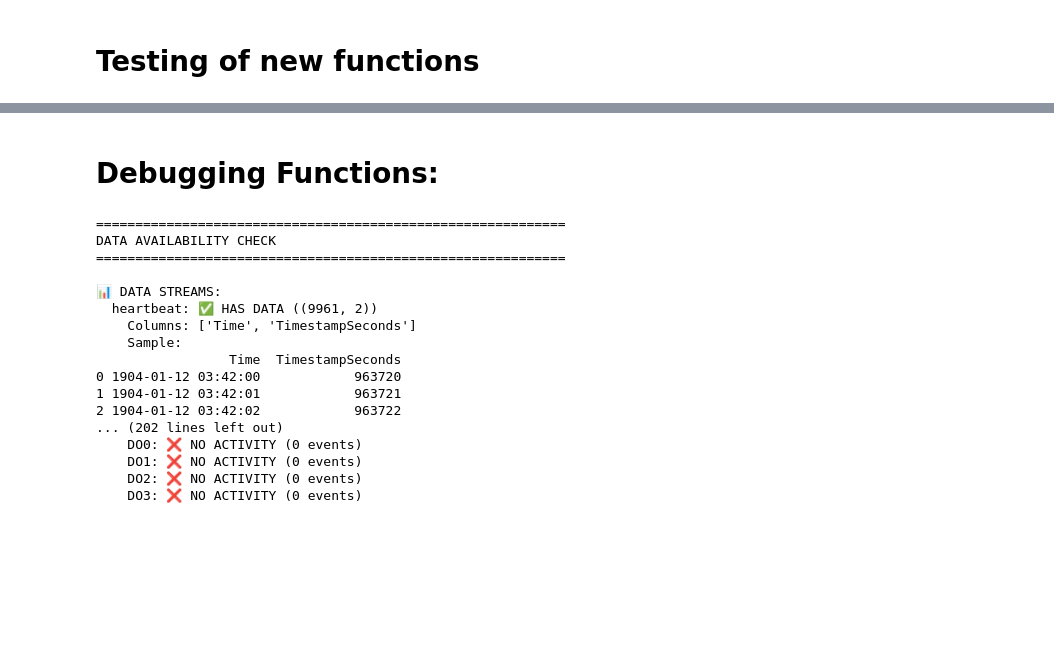
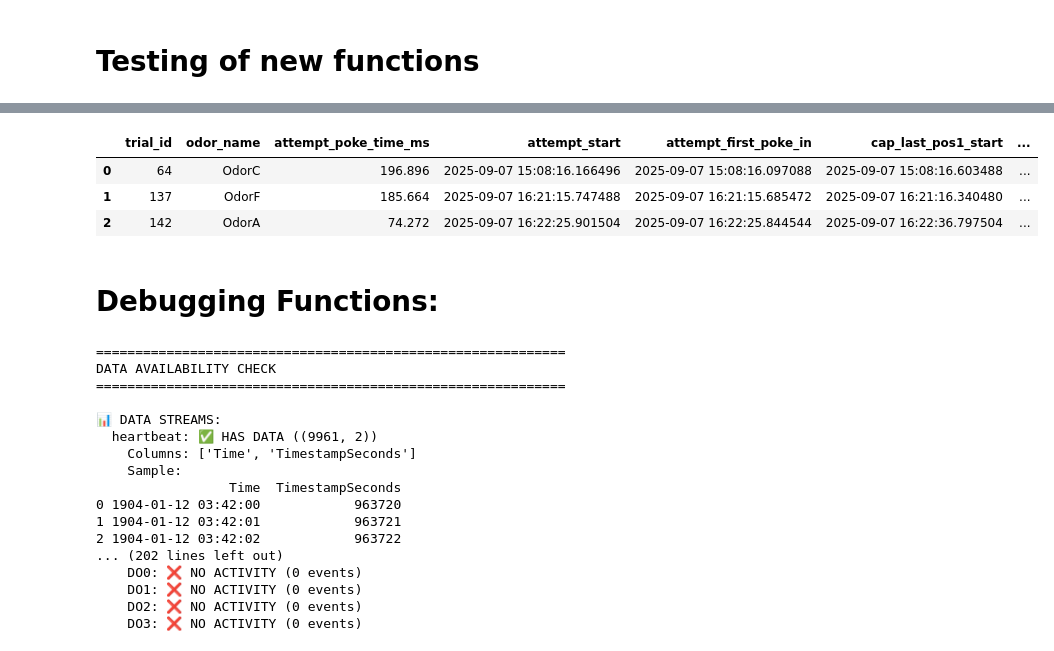
Before and after one commit to SainsburyWellcomeCentre/hypnose-analysis, a Jupyter notebook: notebooks/hypnose_testing.ipynb, the cells around one changed output, grey strips where cells are left out. Saved outputs shown, nothing was run; the diff lists cells and outputs as text; code cells hidden in the pictures; blank space fills up the shorter version.

```diff
--- a/notebooks/hypnose_testing.ipynb
+++ b/notebooks/hypnose_testing.ipynb
@@ -32,7 +32,7 @@ The autoreload extension is already loaded. To reload it, use:
   %reload_ext autoreload
 # %%
 # Loading experiments --> just define the SUBJID and DATE
-root = load_experiment(26, 20250903) #can add index for multiple experiments; index=0 as default
+root = load_experiment(26, 20250907, index = 1) #can add index for multiple experiments; index=0 as default
 stage = detect_stage_module.detect_stage(root)
 # %% [output]
 Using subject directory: /Volumes/harris/hypnose/rawdata/sub-026_id-077
@@ -137,2 +152,87 @@ Hidden rule location extracted: Location0 (index 0, position 1)
 # %% [markdown]
 # Testing of new functions
+# %%
+import pandas as pd
+
+cls = trial_outcomes_complete['classification']
+min_ms = float(cls.get('minimum_sampling_time_ms', 200.0))
+
+pos1 = cls.get('non_initiated_odor1_attempts', pd.DataFrame())
+if pos1 is None or pos1.empty:
+    print("No Pos1 attempts recorded.")
+else:
+    # Ensure numeric
+    pos1 = pos1.copy()
+    pos1['attempt_poke_time_ms'] = pd.to_numeric(pos1['attempt_poke_time_ms'], errors='coerce')
+
+    # Filter attempts < minimum sampling time
+    short = pos1[pos1['attempt_poke_time_ms'] < min_ms].copy()
+    if short.empty:
+        print(f"No Pos1 attempts with poke time < {min_ms:.0f} ms.")
+    else:
+        # Session start for relative seconds
+        di = data.get('digital_input_data', {})
+        streams = [di.get(k, pd.Series(dtype=bool)) for k in ('DIPort0','DIPort1','DIPort2')]
+        session_start = None
+        try:
+            session_start = min([s.index[0] for s in streams if hasattr(s, 'empty') and not s.empty])
+        except Exception:
+            session_start = None
+
+        # Optional: last Pos1 valve start per trial (cap end), pulled from completed/aborted seqs
+        trial_rows = {}
+        for name in ('completed_sequences', 'aborted_sequences'):
+            df = cls.get(name)
+            if isinstance(df, pd.DataFrame) and not df.empty and 'trial_id' in df:
+                for _, r in df.iterrows():
+                    trial_rows[r['trial_id']] = r.to_dict()
+
+        def get_last_pos1_start(tid):
+            r = trial_rows.get(tid, {})
+            pv = r.get('position_valve_times') or {}
+            e = pv.get(1) or {}
+            return e.get('valve_start')
+
+        # Build readable columns
+        short['attempt_start'] = pd.to_datetime(short['attempt_start'])
+        short['attempt_first_poke_in'] = pd.to_datetime(short.get('attempt_first_poke_in'))
+        short['cap_last_pos1_start'] = short['trial_id'].map(get_last_pos1_start)
+
+        # Offsets
+        def rel_s(ts):
+            if session_start is None or pd.isna(ts):
+                return pd.NA
+            return (ts - session_start).total_seconds()
+
+        def ms(a, b):
+            if pd.isna(a) or pd.isna(b):
+                return pd.NA
+            return (a - b).total_seconds() * 1000.0
+
+        short['attempt_start_s'] = short['attempt_start'].apply(rel_s)
+        short['first_in_s'] = short['attempt_first_poke_in'].apply(rel_s)
+        short['cap_last_pos1_start_s'] = pd.to_datetime(short['cap_last_pos1_start']).apply(rel_s)
+        short['first_in_minus_attempt_start_ms'] = short.apply(lambda r: ms(r['attempt_first_poke_in'], r['attempt_start']), axis=1)
+
+        cols = [
+            'trial_id', 'odor_name',
+            'attempt_poke_time_ms',
+            'attempt_start', 'attempt_first_poke_in', 'cap_last_pos1_start',
+            'attempt_start_s', 'first_in_s', 'cap_last_pos1_start_s',
+            'first_in_minus_attempt_start_ms'
+        ]
+
+        short = short.sort_values(['trial_id', 'attempt_start'])
+        print(f"Pos1 attempts < {min_ms:.0f} ms: n={len(short)}")
+        # Pretty print a few lines
+        for _, r in short.head(20)[cols].iterrows():
+            print(
+                f"trial={r['trial_id']}, odor={r['odor_name']}, poke={r['attempt_poke_time_ms']:.1f} ms | "
+                f"start={pd.to_datetime(r['attempt_start']).isoformat()} "
+                f"first_in={pd.to_datetime(r['attempt_first_poke_in']).isoformat() if pd.notna(r['attempt_first_poke_in']) else 'NaT'} | "
+                f"Δfirst_in-start={r['first_in_minus_attempt_start_ms'] if pd.notna(r['first_in_minus_attempt_start_ms']) else 'NA'} ms"
+            )
+
+        # Full table
+        display(short[cols].reset_index(drop=True))
+# %% [output]
@@ -139,3 +243,7 @@ Hidden rule location extracted: Location0 (index 0, position 1)
+|  | trial_id | odor_name | attempt_poke_time_ms | attempt_start | attempt_first_poke_in | cap_last_pos1_start | ... |
+| 0 | 64 | OdorC | 196.896 | 2025-09-07 15:08:16.166496 | 2025-09-07 15:08:16.097088 | 2025-09-07 15:08:16.603488 | ... |
+| 1 | 137 | OdorF | 185.664 | 2025-09-07 16:21:15.747488 | 2025-09-07 16:21:15.685472 | 2025-09-07 16:21:16.340480 | ... |
+| 2 | 142 | OdorA | 74.272 | 2025-09-07 16:22:25.901504 | 2025-09-07 16:22:25.844544 | 2025-09-07 16:22:36.797504 | ... |
 # %% [markdown]
 # Debugging Functions:
 # %%
```
Also changed, not shown: parts of 8 cells of this notebook, 1 other file.
